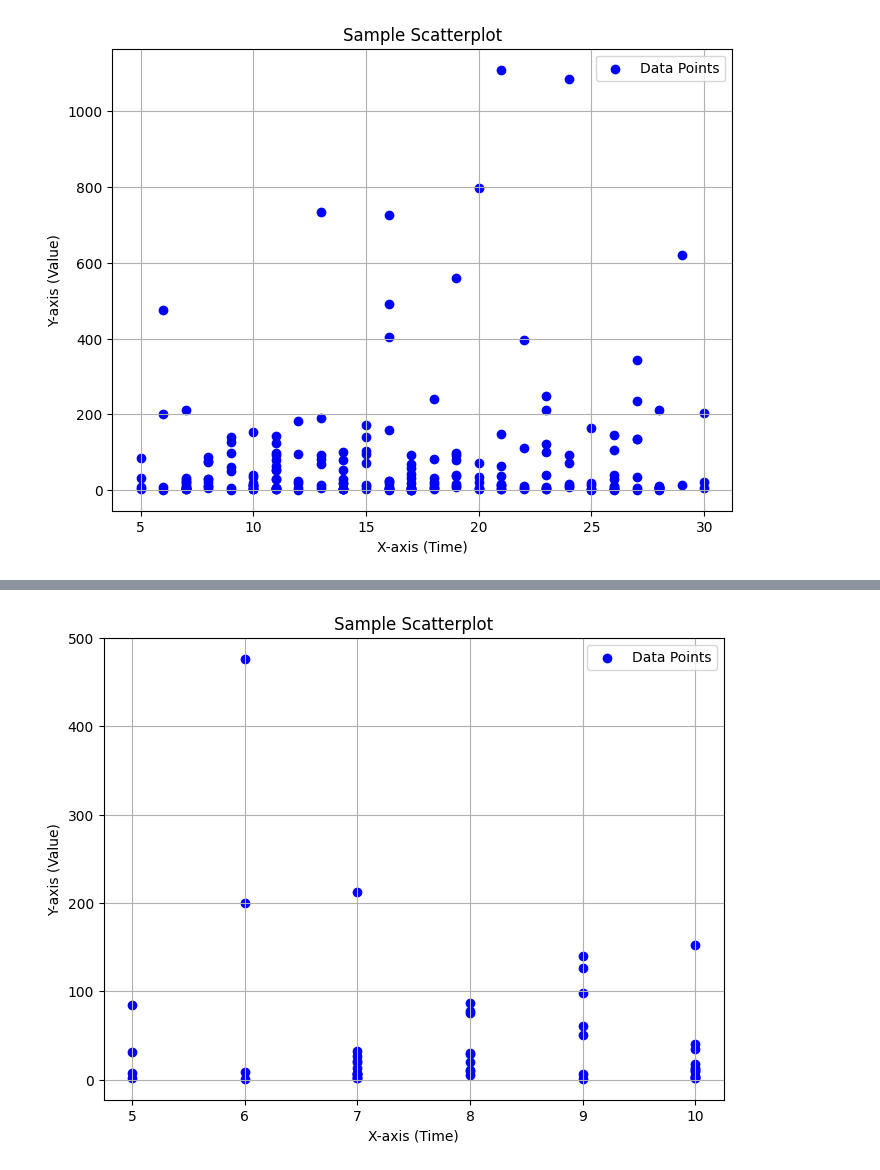
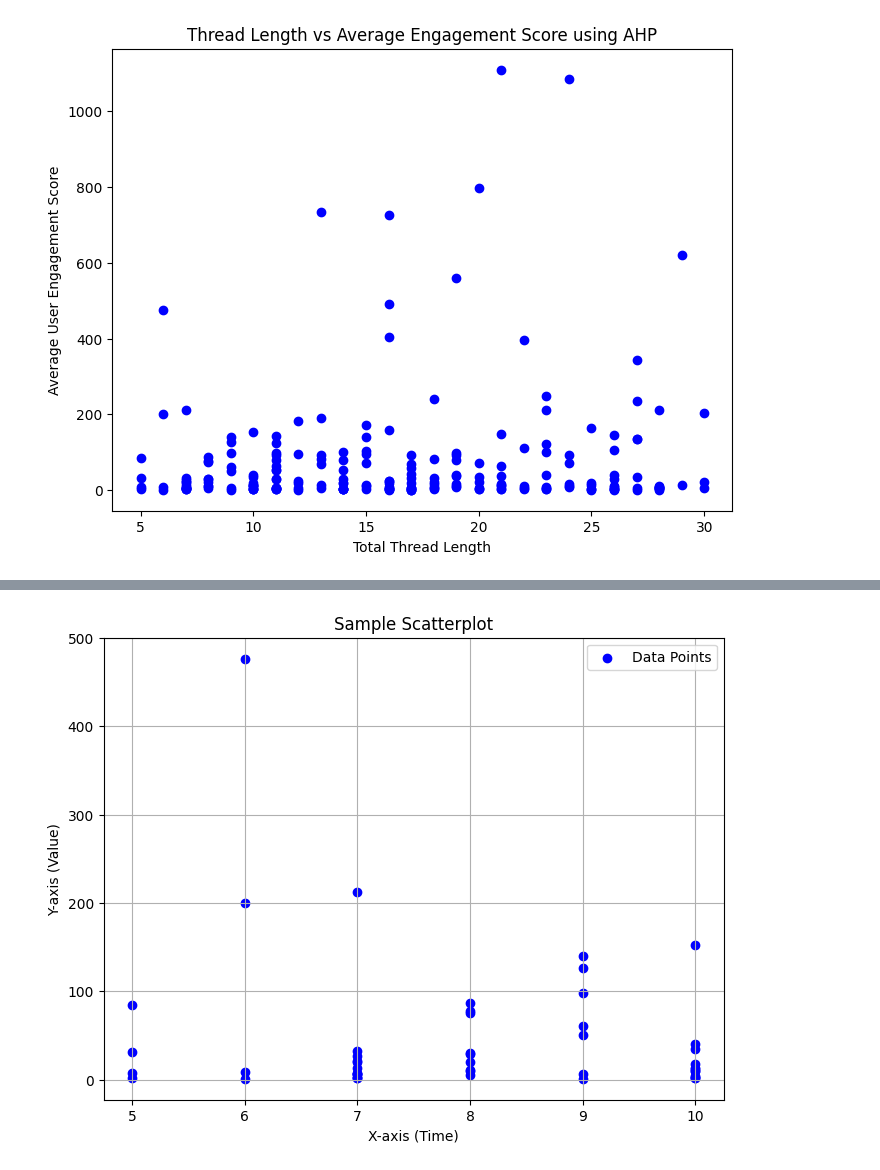
Before and after one commit to upb3y/cs498CSS, a Jupyter notebook: results.ipynb, the cells around one changed output, grey strips where cells are left out. Drawn from its saved outputs; the diff is of its cells as text; code cells hidden in the pictures.

```diff
--- a/results.ipynb
+++ b/results.ipynb
@@ -6,7 +8,13 @@ LIKES_P = 0.08768846333333331
 RETWEETS_P = 0.2729767066666667
 REPLIES_P = 0.6393448333333334
 
-def get_points(filename, encoding):
+def get_points(filename, filename_followers, encoding):
+    df_followers = pd.read_csv(filename_followers, encoding=encoding)
+    follower_dic = {}
+    for data in df_followers.iterrows():
+        if data[1]["thread_number"] not in follower_dic.keys():
+            follower_dic[data[1]["thread_number"]] = data[1]["number_of_followers"]
+
     df = pd.read_csv(filename, encoding=encoding)
     df = df.drop(columns=['Unnamed: 0', 'Unnamed: 0.1'])
     grouped_df = df.groupby("thread_number")
@@ -19,6 +27,10 @@ def get_points(filename, encoding):
     for data in df_engage.iterrows():
         thread_length = data[1]["thread_length"]
         ahp = (data[1]["retweets"]*RETWEETS_P + data[1]["likes"]*LIKES_P + data[1]["replies"]*REPLIES_P)*1.0/thread_length
+        # if follower_dic[data[0]] == 0:
+        #     continue
+        # ahp /= follower_dic[data[0]]
+        # print(follower_dic[data[0]], data[0])
         avg_x.append(thread_length)
         avg_e.append(ahp)
 
@@ -27,31 +39,34 @@ def get_points(filename, encoding):
     for data in df_engage.iterrows():
         thread_length = data[1]["thread_length"]
         ahp = (data[1]["retweets"]*RETWEETS_P + data[1]["likes"]*LIKES_P + data[1]["replies"]*REPLIES_P)
+        # if follower_dic[data[0]] == 0:
+        #     continue
+        # ahp /= follower_dic[data[0]]
         total_x.append(thread_length)
         total_e.append(ahp)
 
+    # avg_e1 = [np.log10(i) for i in avg_e]
+    # total_e1 = [np.log10(i) for i in total_e]
+
     return avg_x, avg_e, total_x, total_e
 # %%
-avg_x1, avg_e1, total_x1, total_e1 = get_points("./data/full_text_data/five_ten_url_full_text.csv", "ISO-8859-1")
-avg_x2, avg_e2, total_x2, total_e2 = get_points("./data/full_text_data/ten_fifteen_url_full_text.csv", "ISO-8859-1")
-avg_x3, avg_e3, total_x3, total_e3 = get_points("./data/full_text_data/fifteen_twenty_url_full_text.csv", "ISO-8859-1")
-avg_x4, avg_e4, total_x4, total_e4 = get_points("./data/full_text_data/twenty_twentyfive_url_full_text.csv", "ISO-8859-1")
-avg_x5, avg_e5, total_x5, total_e5 = get_points("./data/full_text_data/twentyfive_thirty_url_full_text.csv", "ISO-8859-1")
+avg_x1, avg_e1, total_x1, total_e1 = get_points("./data/full_text_data/five_ten_url_full_text.csv", "./data/five_ten.csv", "ISO-8859-1")
+avg_x2, avg_e2, total_x2, total_e2 = get_points("./data/full_text_data/ten_fifteen_url_full_text.csv", "./data/ten_fifteen.csv", "ISO-8859-1")
+avg_x3, avg_e3, total_x3, total_e3 = get_points("./data/full_text_data/fifteen_twenty_url_full_text.csv", "./data/fifteen_twenty.csv", "ISO-8859-1")
+avg_x4, avg_e4, total_x4, total_e4 = get_points("./data/full_text_data/twenty_twentyfive_url_full_text.csv", "./data/twenty_twentyfive.csv", "ISO-8859-1")
+avg_x5, avg_e5, total_x5, total_e5 = get_points("./data/full_text_data/twentyfive_thirty_url_full_text.csv", "./data/twentyfive_thirty.csv", "ISO-8859-1")
 
 avg_x = avg_x1 + avg_x2 + avg_x3 + avg_x4 + avg_x5
 avg_e = avg_e1 + avg_e2 + avg_e3 + avg_e4 + avg_e5
 total_x = total_x1 + total_x2 + total_x3 + total_x4 + total_x5
 total_e = total_e1 + total_e2 + total_e3 + total_e4 + total_e5
 
 plt.figure(figsize=(8, 6))
-plt.scatter(avg_x, avg_e, color='blue', label='Data Points')  # Scatter plot with custom color, marker, and size
-
-# Customize plot
-plt.title("Sample Scatterplot")  # Title of the plot
-plt.xlabel("X-axis (Time)")  # Label for the x-axis
-plt.ylabel("Y-axis (Value)")  # Label for the y-axis
-plt.grid(True)  # Add grid lines
-plt.legend()  # Display the legend
-plt.show()  # Display the scatterplot
+plt.scatter(avg_x, avg_e, color='blue', label='Data Points')
+plt.title("Thread Length vs Average Engagement Score using AHP")
+plt.xlabel("Total Thread Length")
+plt.ylabel("Average User Engagement Score")
+# plt.grid(True)
+plt.show()
 # %% [output]
-[figure, old version]
+[figure, new version]
```
Also changed, not shown: parts of 6 cells of this notebook.
